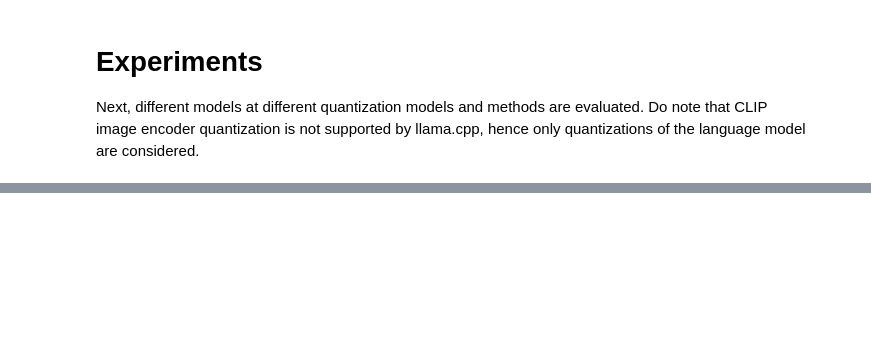
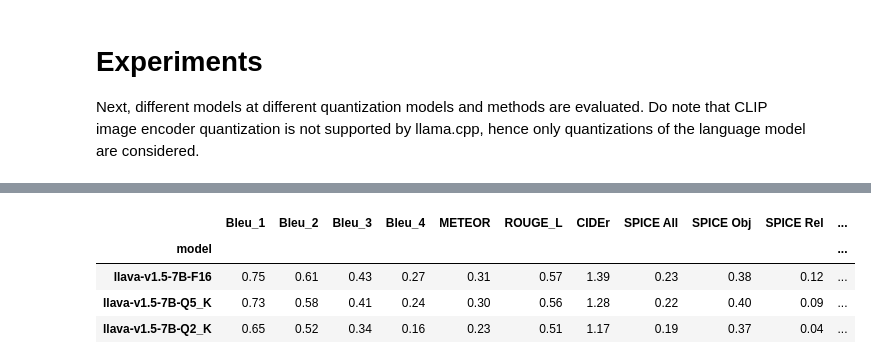
Before and after one commit to navratil-matej/dp, a Jupyter notebook: model-eval.ipynb, the cells around one changed output, grey strips where cells are left out. Saved outputs shown, nothing was run; the diff lists cells and outputs as text; code cells hidden in the pictures; blank space fills up the shorter version.

```diff
--- a/model-eval.ipynb
+++ b/model-eval.ipynb
@@ -195,0 +268,9 @@ df # If using spyder, consider using the variable viewer for color coded magnitu
+# %%
+summary = df.drop('caption', axis=1).groupby('model', observed=True).mean()
+summary
+# %% [output]
+|  | Bleu_1 | Bleu_2 | Bleu_3 | Bleu_4 | METEOR | ROUGE_L | CIDEr | SPICE All | SPICE Obj | SPICE Rel | ... |
+| model |  |  |  |  |  |  |  |  |  |  | ... |
+| llava-v1.5-7B-F16 | 0.75 | 0.61 | 0.43 | 0.27 | 0.31 | 0.57 | 1.39 | 0.23 | 0.38 | 0.12 | ... |
+| llava-v1.5-7B-Q5_K | 0.73 | 0.58 | 0.41 | 0.24 | 0.30 | 0.56 | 1.28 | 0.22 | 0.40 | 0.09 | ... |
+| llava-v1.5-7B-Q2_K | 0.65 | 0.52 | 0.34 | 0.16 | 0.23 | 0.51 | 1.17 | 0.19 | 0.37 | 0.04 | ... |
```
Also changed, not shown: parts of 32 cells of this notebook, 2 other files.
